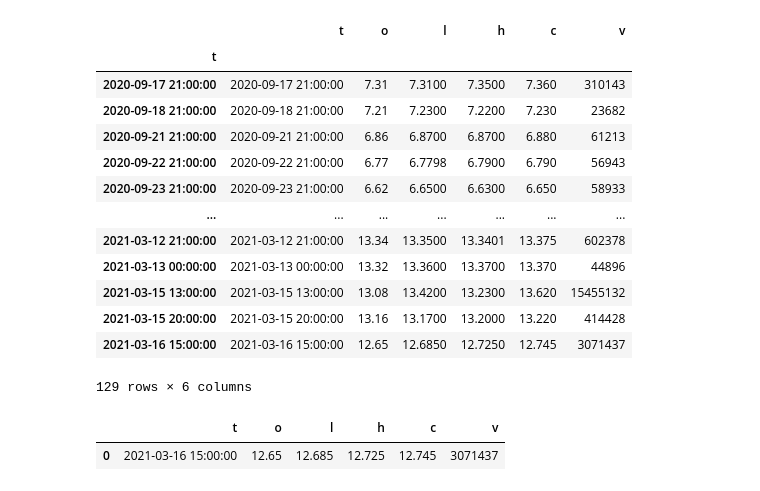
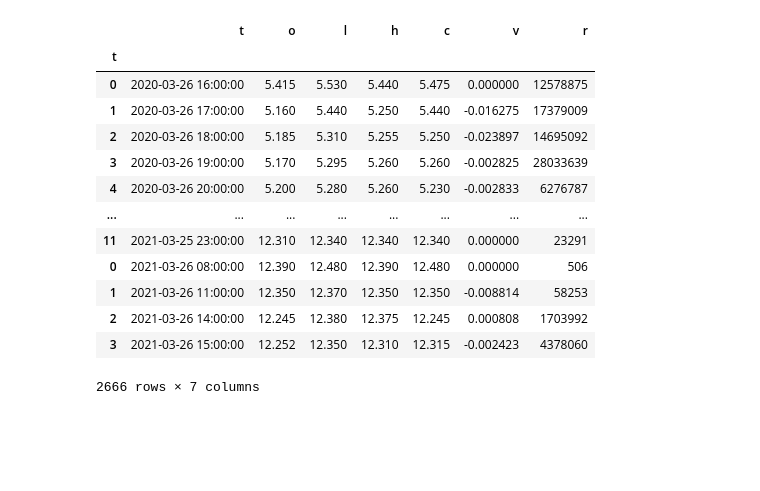
Before and after one commit to tgittos/money-printer-server, a Jupyter notebook: notebooks/stonks/f.ipynb, the cells around one changed output. Cells and saved outputs as stored; diff of their text form; code cells hidden in the pictures; blank space fills up the shorter version.

```diff
--- a/notebooks/stonks/f.ipynb
+++ b/notebooks/stonks/f.ipynb
@@ -10,32 +10,2 @@ from lib.finnhub.data import FinnhubData as finnhub
 from lib.oscillators import macd_over_period, stochastic_over_period, rsi
 from lib.charts import chart
-# %%
-ticker = 'F'
-
-fh = finnhub()
-data = fh.get_historical_data(ticker, fh.get_daily_closings, days = 180, include_ah=True)
-
-data.index = data['t']
-data.sort_index()
-data.drop_duplicates()
-# %% [output]
-|  | t | o | l | h | c | v |
-| t |  |  |  |  |  |  |
-| 2020-09-17 21:00:00 | 2020-09-17 21:00:00 | 7.31 | 7.3100 | 7.3500 | 7.360 | 310143 |
-| 2020-09-18 21:00:00 | 2020-09-18 21:00:00 | 7.21 | 7.2300 | 7.2200 | 7.230 | 23682 |
-| 2020-09-21 21:00:00 | 2020-09-21 21:00:00 | 6.86 | 6.8700 | 6.8700 | 6.880 | 61213 |
-| 2020-09-22 21:00:00 | 2020-09-22 21:00:00 | 6.77 | 6.7798 | 6.7900 | 6.790 | 56943 |
-| 2020-09-23 21:00:00 | 2020-09-23 21:00:00 | 6.62 | 6.6500 | 6.6300 | 6.650 | 58933 |
-| ... | ... | ... | ... | ... | ... | ... |
-| 2021-03-12 21:00:00 | 2021-03-12 21:00:00 | 13.34 | 13.3500 | 13.3401 | 13.375 | 602378 |
-| 2021-03-13 00:00:00 | 2021-03-13 00:00:00 | 13.32 | 13.3600 | 13.3700 | 13.370 | 44896 |
-| 2021-03-15 13:00:00 | 2021-03-15 13:00:00 | 13.08 | 13.4200 | 13.2300 | 13.620 | 15455132 |
-| 2021-03-15 20:00:00 | 2021-03-15 20:00:00 | 13.16 | 13.1700 | 13.2000 | 13.220 | 414428 |
-| 2021-03-16 15:00:00 | 2021-03-16 15:00:00 | 12.65 | 12.6850 | 12.7250 | 12.745 | 3071437 |
-129 rows × 6 columns
-# %%
-# refresh data for today
-fh.get_daily_closings(ticker, datetime.today(), include_ah = datetime.now() > datetime.now().replace(hour=22, minute = 0, second = 0, microsecond =0))
-# %% [output]
-|  | t | o | l | h | c | v |
-| 0 | 2021-03-16 15:00:00 | 12.65 | 12.685 | 12.725 | 12.745 | 3071437 |
@@ -41,0 +16,17 @@ fh.get_daily_closings(ticker, datetime.today(), include_ah = datetime.now() > da
+# %%
+mysql.update_candles(ticker, 60)
+# %% [output]
+|  | t | o | l | h | c | v | r |
+| t |  |  |  |  |  |  |  |
+| 0 | 2020-03-26 16:00:00 | 5.415 | 5.530 | 5.440 | 5.475 | 0.000000 | 12578875 |
+| 1 | 2020-03-26 17:00:00 | 5.160 | 5.440 | 5.250 | 5.440 | -0.016275 | 17379009 |
+| 2 | 2020-03-26 18:00:00 | 5.185 | 5.310 | 5.255 | 5.250 | -0.023897 | 14695092 |
+| 3 | 2020-03-26 19:00:00 | 5.170 | 5.295 | 5.260 | 5.260 | -0.002825 | 28033639 |
+| 4 | 2020-03-26 20:00:00 | 5.200 | 5.280 | 5.260 | 5.230 | -0.002833 | 6276787 |
+| ... | ... | ... | ... | ... | ... | ... | ... |
+| 11 | 2021-03-25 23:00:00 | 12.310 | 12.340 | 12.340 | 12.340 | 0.000000 | 23291 |
+| 0 | 2021-03-26 08:00:00 | 12.390 | 12.480 | 12.390 | 12.480 | 0.000000 | 506 |
+| 1 | 2021-03-26 11:00:00 | 12.350 | 12.370 | 12.350 | 12.350 | -0.008814 | 58253 |
+| 2 | 2021-03-26 14:00:00 | 12.245 | 12.380 | 12.375 | 12.245 | 0.000808 | 1703992 |
+| 3 | 2021-03-26 15:00:00 | 12.252 | 12.350 | 12.310 | 12.315 | -0.002423 | 4378060 |
+2666 rows × 7 columns
```
Also changed, not shown: parts of 5 cells of this notebook, 22 other files.
